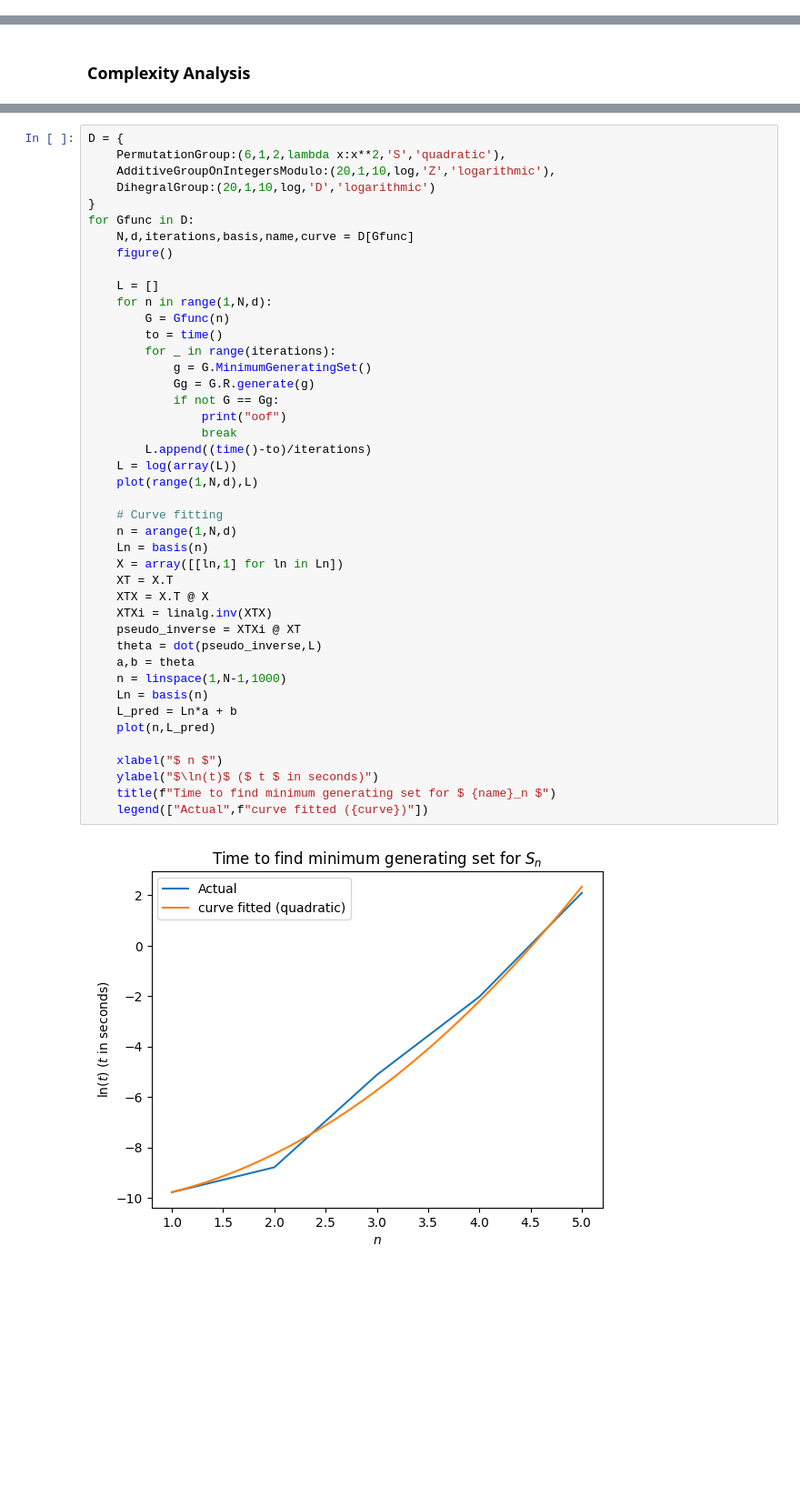
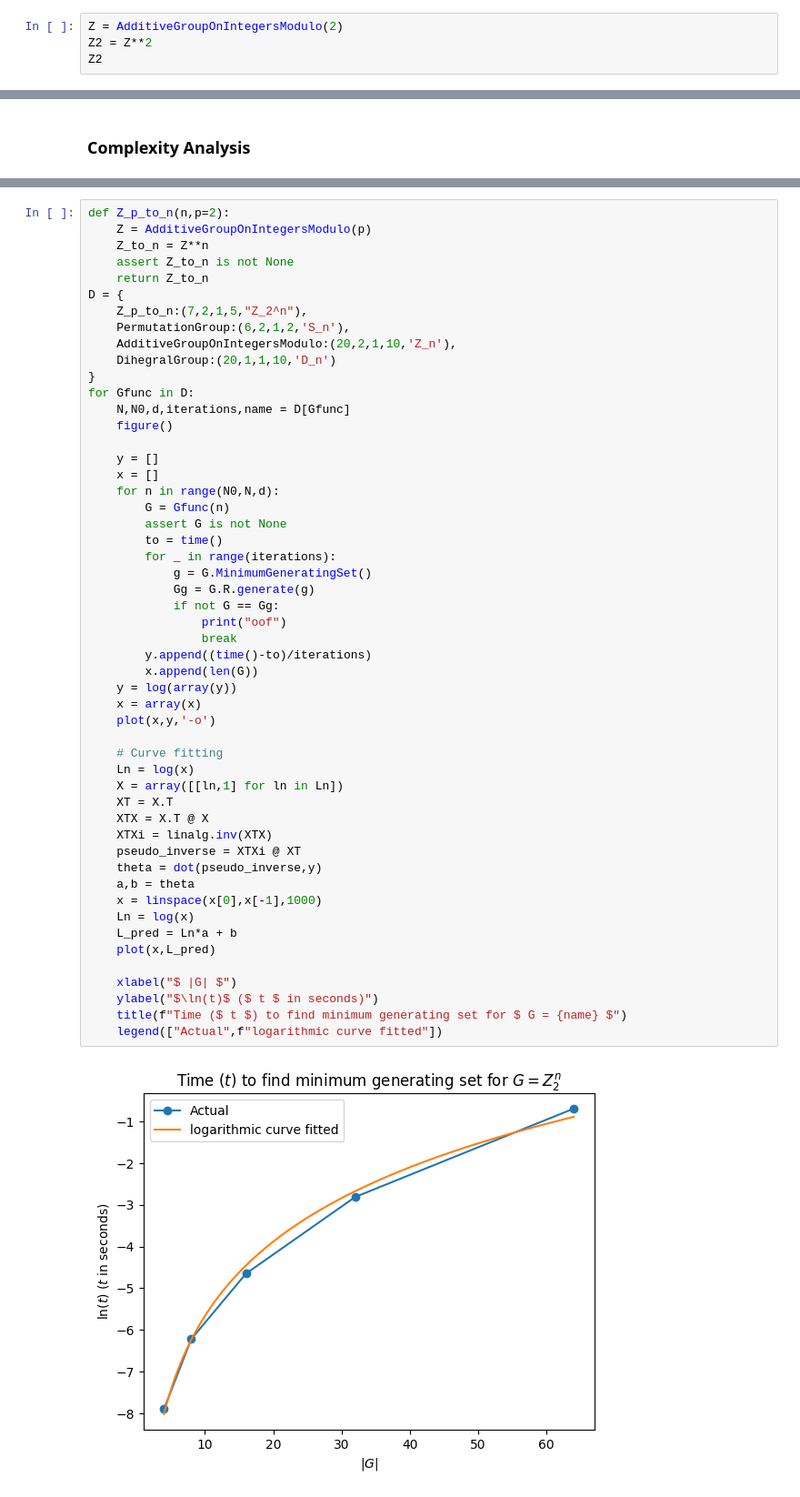
Before and after one commit to pranav-joshi-iitgn/Group, a Jupyter notebook: Groups.ipynb, the cells around one changed output, grey strips where cells are left out. Shown at 91% size. Saved outputs shown, nothing was run; the diff lists cells and outputs as text; blank space fills up the shorter version.

```diff
--- a/Groups.ipynb
+++ b/Groups.ipynb
@@ -93,0 +87,4 @@ Group(e,r^1,r^2,s,sr^1,sr^2)
+# %%
+Z = AdditiveGroupOnIntegersModulo(2)
+Z2 = Z**2
+Z2
@@ -99,45 +128,54 @@ from time import time
 # %%
+def Z_p_to_n(n,p=2):
+    Z = AdditiveGroupOnIntegersModulo(p)
+    Z_to_n = Z**n
+    assert Z_to_n is not None
+    return Z_to_n
 D = {
-    PermutationGroup:(6,1,2,lambda x:x**2,'S','quadratic'),
-    AdditiveGroupOnIntegersModulo:(20,1,10,log,'Z','logarithmic'),
-    DihegralGroup:(20,1,10,log,'D','logarithmic')
+    Z_p_to_n:(7,2,1,5,"Z_2^n"),
+    PermutationGroup:(6,2,1,2,'S_n'),
+    AdditiveGroupOnIntegersModulo:(20,2,1,10,'Z_n'),
+    DihegralGroup:(20,1,1,10,'D_n')
 }
 for Gfunc in D:
-    N,d,iterations,basis,name,curve = D[Gfunc]
+    N,N0,d,iterations,name = D[Gfunc]
     figure()
 
-    L = []
-    for n in range(1,N,d):
+    y = []
+    x = []
+    for n in range(N0,N,d):
         G = Gfunc(n)
+        assert G is not None
         to = time()
         for _ in range(iterations):
             g = G.MinimumGeneratingSet()
             Gg = G.R.generate(g)
             if not G == Gg:
                 print("oof")
                 break
-        L.append((time()-to)/iterations)
-    L = log(array(L))
-    plot(range(1,N,d),L)
+        y.append((time()-to)/iterations)
+        x.append(len(G))
+    y = log(array(y))
+    x = array(x)
+    plot(x,y,'-o')
 
     # Curve fitting
-    n = arange(1,N,d)
-    Ln = basis(n)
+    Ln = log(x)
     X = array([[ln,1] for ln in Ln])
     XT = X.T
     XTX = X.T @ X
     XTXi = linalg.inv(XTX)
     pseudo_inverse = XTXi @ XT
-    theta = dot(pseudo_inverse,L)
+    theta = dot(pseudo_inverse,y)
     a,b = theta
-    n = linspace(1,N-1,1000)
-    Ln = basis(n)
+    x = linspace(x[0],x[-1],1000)
+    Ln = log(x)
     L_pred = Ln*a + b
-    plot(n,L_pred)
+    plot(x,L_pred)
 
-    xlabel("$ n $")
+    xlabel("$ |G| $")
     ylabel("$\ln(t)$ ($ t $ in seconds)")
-    title(f"Time to find minimum generating set for $ {name}_n $")
-    legend(["Actual",f"curve fitted ({curve})"])
+    title(f"Time ($ t $) to find minimum generating set for $ G = {name} $")
+    legend(["Actual",f"logarithmic curve fitted"])
 # %% [output]
-[figure, old version]
+[figure, new version]
```
Also changed, not shown: parts of 13 cells of this notebook.
